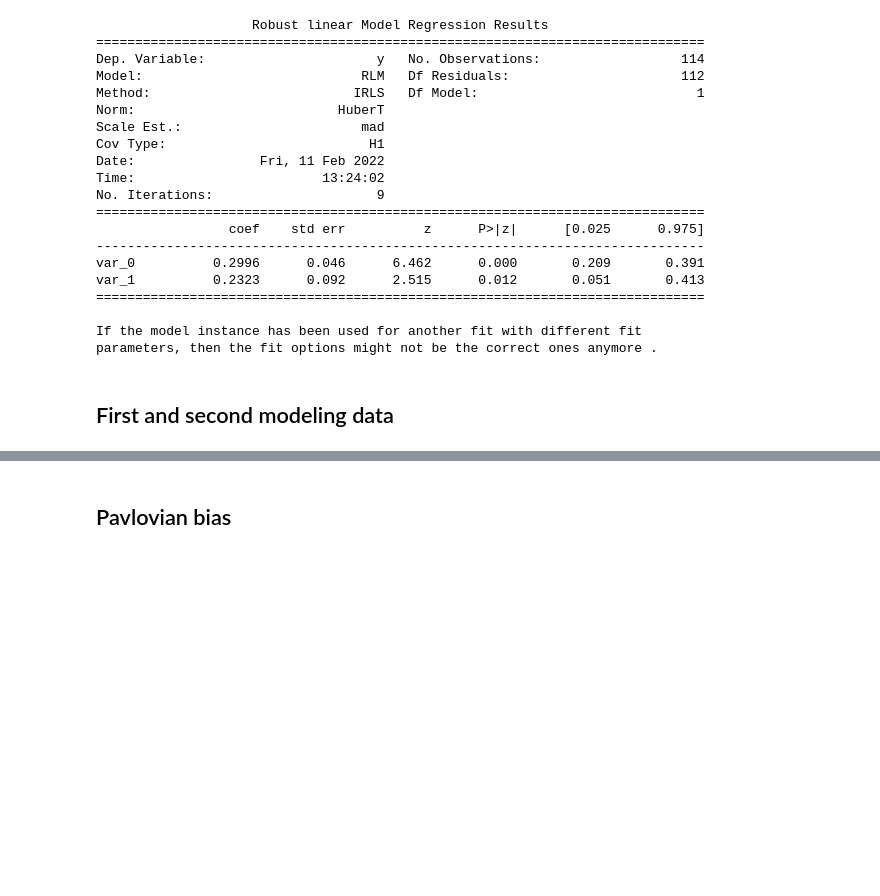
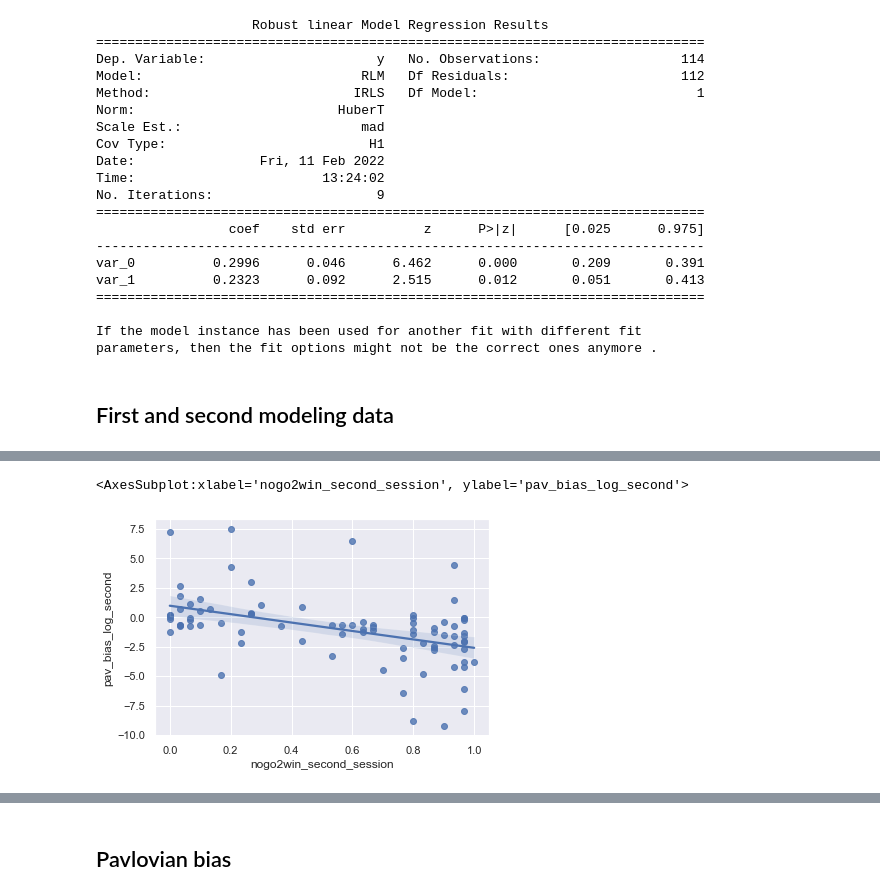
Before and after one commit to Sepsad/Interindividual-differences-in-Learning-to-Act-or-Avoid, a Jupyter notebook: hypothesis_testing.ipynb, the cells around one changed output, grey strips where cells are left out. Drawn from its saved outputs; the diff is of its cells as text; code cells hidden in the pictures; blank space fills up the shorter version.

```diff
--- a/hypothesis_testing.ipynb
+++ b/hypothesis_testing.ipynb
@@ -244,0 +257,6 @@ first_second_model = pd.merge(second_model.rename(columns = { 'alpha':'alpha_fir
+# %%
+filter =10
+sns.regplot(x = 'nogo2win_second_session', y = 'pav_bias_log_second', data =first_second_model_perf[(first_second_model_perf.pav_bias_log_second < filter) & (first_second_model_perf.pav_bias_log_second > -filter)] )
+# %% [output]
+<AxesSubplot:xlabel='nogo2win_second_session', ylabel='pav_bias_log_second'>
+[figure, added]
```
Also changed, not shown: parts of 6 cells of this notebook.
